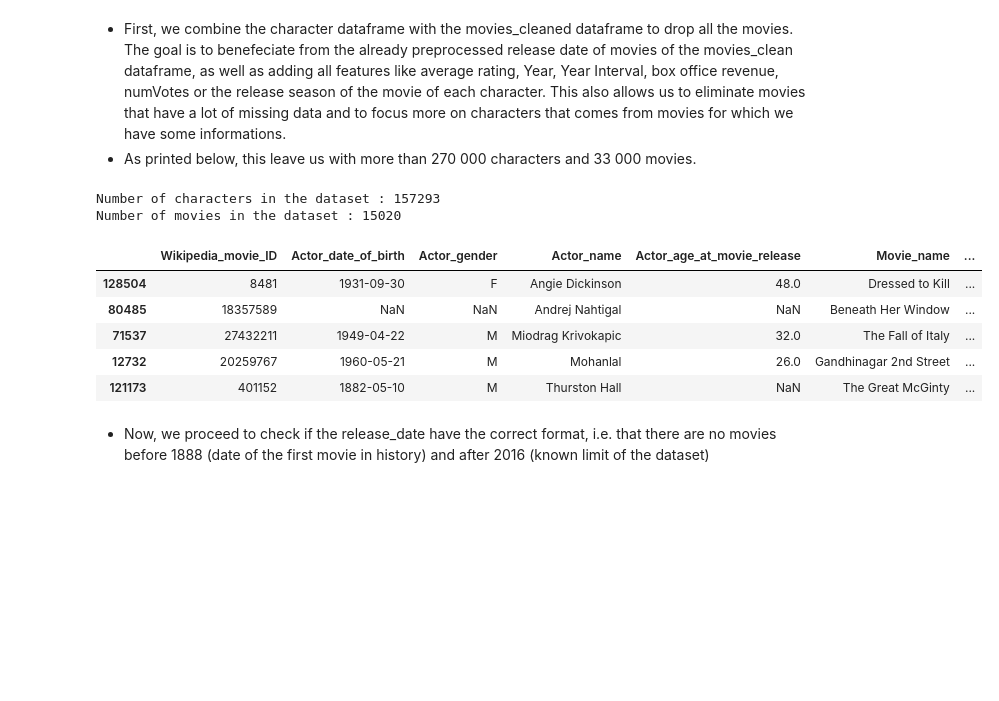
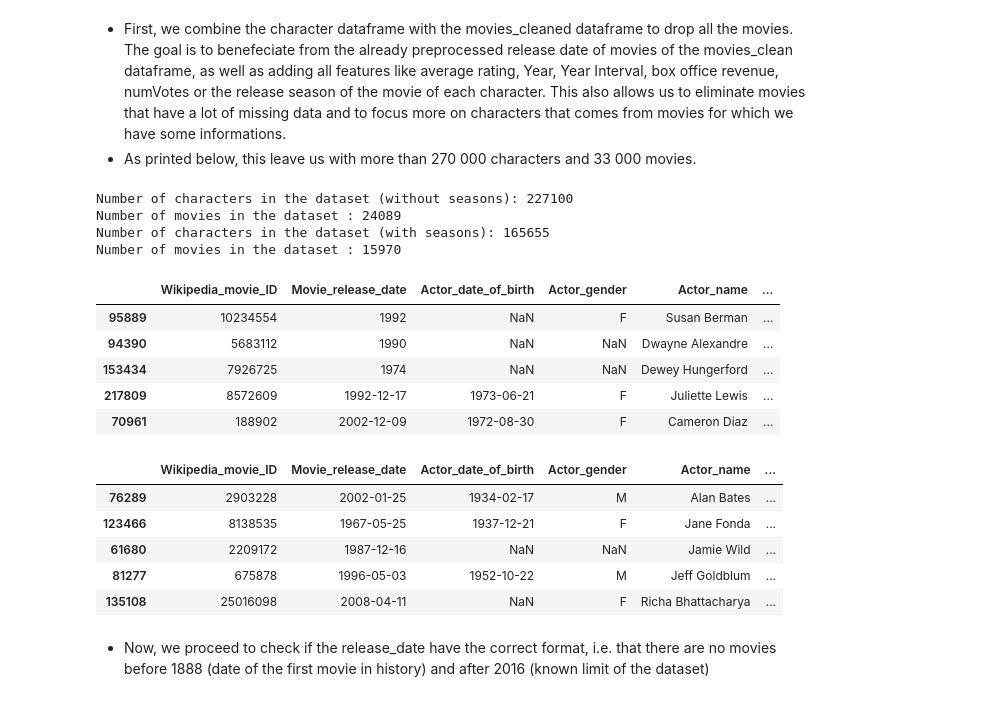
Before and after one commit to epfl-ada/ada-2024-project-melyn, a Jupyter notebook: pipeline/character_dataset_cleaning.ipynb, the cells around one changed output. Saved outputs shown, nothing was run; the diff lists cells and outputs as text; code cells hidden in the pictures; blank space fills up the shorter version.

```diff
--- a/pipeline/character_dataset_cleaning.ipynb
+++ b/pipeline/character_dataset_cleaning.ipynb
@@ -48,7 +64,7 @@ print(characters.shape[0])
 This also allows us to eliminate movies that have a lot of missing data and to focus more on characters that comes from movies for which we have some informations.
 - As printed below, this leave us with more than 270 000 characters and 33 000 movies.
 # %%
-cd = characters.drop(columns=['Movie_release_date',
+cd = characters.drop(columns=[
                          'Freebase_movie_ID',
                          'Character_name',
                          'Actor_height_(in_meters)',
@@ -58,7 +74,16 @@ cd = characters.drop(columns=['Movie_release_date',
                          'Freebase_actor_ID'
                         ])
 
-cd = cd.merge(movies_season[['Wikipedia_movie_ID',
+cd_clean = cd.merge(movies[['Wikipedia_movie_ID',
+                 'Movie_name',
+                 'Movie_box_office_revenue',
+                 'Year',
+                 'Year_Interval',
+                 'averageRating',
+                 'numVotes'
+                ]],how='inner', on='Wikipedia_movie_ID')
+
+cd_season = cd.merge(movies_season[['Wikipedia_movie_ID',
                  'Movie_name',
                  'Movie_box_office_revenue',
                  'Year',
@@ -68,20 +93,33 @@ cd = cd.merge(movies_season[['Wikipedia_movie_ID',
                  'release_season'
                 ]],how='inner', on='Wikipedia_movie_ID')
 
-print(f"Number of characters in the dataset : {len(cd)}")
-print(f"Number of movies in the dataset : {len(cd.groupby('Wikipedia_movie_ID'))}")
+print(f"Number of characters in the dataset (without seasons): {len(cd_clean)}")
+print(f"Number of movies in the dataset : {len(cd_clean.groupby('Wikipedia_movie_ID'))}")
+
+print(f"Number of characters in the dataset (with seasons): {len(cd_season)}")
+print(f"Number of movies in the dataset : {len(cd_season.groupby('Wikipedia_movie_ID'))}")
 # %% [output]
-Number of characters in the dataset : 157293
-Number of movies in the dataset : 15020
+Number of characters in the dataset (without seasons): 227100
+Number of movies in the dataset : 24089
+Number of characters in the dataset (with seasons): 165655
+Number of movies in the dataset : 15970
 # %%
-cd.sample(5)
+display(cd_clean.sample(5))
+
+display(cd_season.sample(5))
 # %% [output]
-|  | Wikipedia_movie_ID | Actor_date_of_birth | Actor_gender | Actor_name | Actor_age_at_movie_release | Movie_name | ... |
-| 128504 | 8481 | 1931-09-30 | F | Angie Dickinson | 48.0 | Dressed to Kill | ... |
-| 80485 | 18357589 | NaN | NaN | Andrej Nahtigal | NaN | Beneath Her Window | ... |
-| 71537 | 27432211 | 1949-04-22 | M | Miodrag Krivokapic | 32.0 | The Fall of Italy | ... |
-| 12732 | 20259767 | 1960-05-21 | M | Mohanlal | 26.0 | Gandhinagar 2nd Street | ... |
-| 121173 | 401152 | 1882-05-10 | M | Thurston Hall | NaN | The Great McGinty | ... |
+|  | Wikipedia_movie_ID | Movie_release_date | Actor_date_of_birth | Actor_gender | Actor_name | ... |
+| 95889 | 10234554 | 1992 | NaN | F | Susan Berman | ... |
+| 94390 | 5683112 | 1990 | NaN | NaN | Dwayne Alexandre | ... |
+| 153434 | 7926725 | 1974 | NaN | NaN | Dewey Hungerford | ... |
+| 217809 | 8572609 | 1992-12-17 | 1973-06-21 | F | Juliette Lewis | ... |
+| 70961 | 188902 | 2002-12-09 | 1972-08-30 | F | Cameron Diaz | ... |
+|  | Wikipedia_movie_ID | Movie_release_date | Actor_date_of_birth | Actor_gender | Actor_name | ... |
+| 76289 | 2903228 | 2002-01-25 | 1934-02-17 | M | Alan Bates | ... |
+| 123466 | 8138535 | 1967-05-25 | 1937-12-21 | F | Jane Fonda | ... |
+| 61680 | 2209172 | 1987-12-16 | NaN | NaN | Jamie Wild | ... |
+| 81277 | 675878 | 1996-05-03 | 1952-10-22 | M | Jeff Goldblum | ... |
+| 135108 | 25016098 | 2008-04-11 | NaN | F | Richa Bhattacharya | ... |
 # %% [markdown]
 - Now, we proceed to check if the release_date have the correct format, i.e. that there are no movies before 1888 (date of the first movie in history) and after 2016 (known limit of the dataset)
 # %%
```
Also changed, not shown: parts of 21 cells of this notebook, 18 other files.
